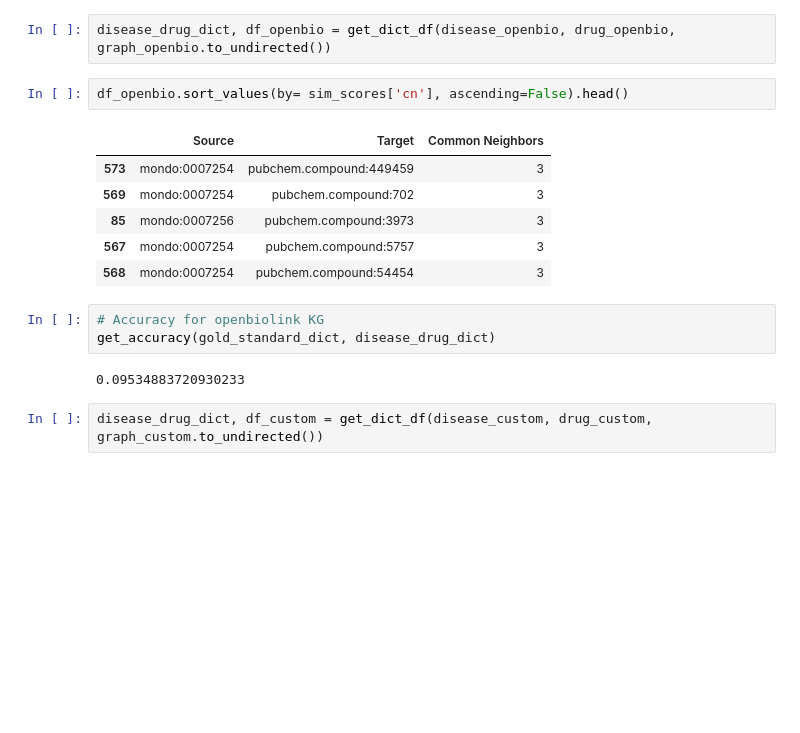
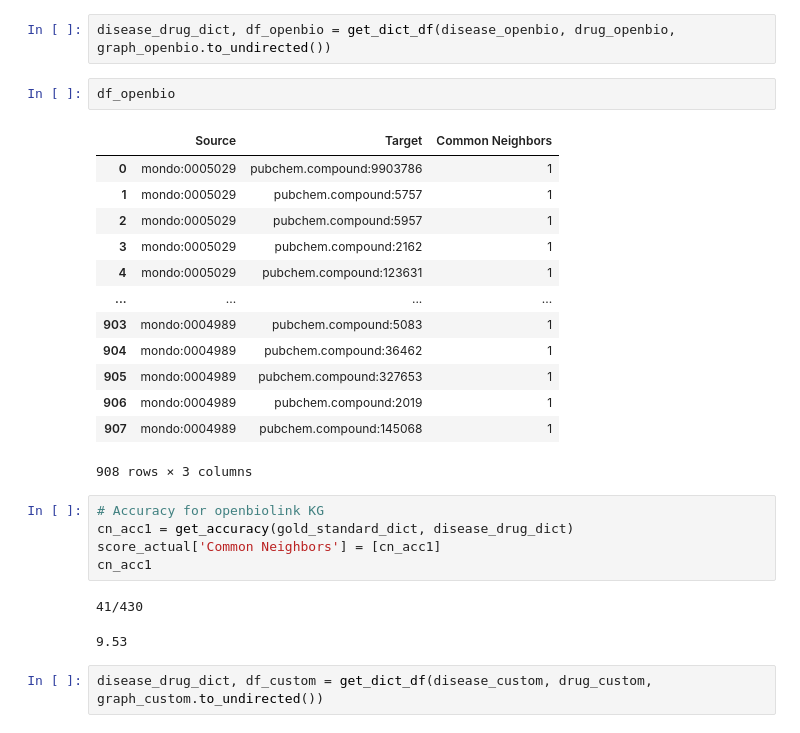
Before and after one commit to enveda/RPath, a Jupyter notebook: src/notebooks/7.0-benchmark_analysis.ipynb, the cells around one changed output. Cells and saved outputs as stored; diff of their text form; blank space fills up the shorter version.

```diff
--- a/src/notebooks/7.0-benchmark_analysis.ipynb
+++ b/src/notebooks/7.0-benchmark_analysis.ipynb
@@ -236,19 +240,29 @@ drug_custom = set(drug_custom)
 # %%
 disease_drug_dict, df_openbio = get_dict_df(disease_openbio, drug_openbio, graph_openbio.to_undirected())
 # %%
-df_openbio.sort_values(by= sim_scores['cn'], ascending=False).head()
+df_openbio
 # %% [output]
 |  | Source | Target | Common Neighbors |
-| 573 | mondo:0007254 | pubchem.compound:449459 | 3 |
-| 569 | mondo:0007254 | pubchem.compound:702 | 3 |
-| 85 | mondo:0007256 | pubchem.compound:3973 | 3 |
-| 567 | mondo:0007254 | pubchem.compound:5757 | 3 |
-| 568 | mondo:0007254 | pubchem.compound:54454 | 3 |
+| 0 | mondo:0005029 | pubchem.compound:9903786 | 1 |
+| 1 | mondo:0005029 | pubchem.compound:5757 | 1 |
+| 2 | mondo:0005029 | pubchem.compound:5957 | 1 |
+| 3 | mondo:0005029 | pubchem.compound:2162 | 1 |
+| 4 | mondo:0005029 | pubchem.compound:123631 | 1 |
+| ... | ... | ... | ... |
+| 903 | mondo:0004989 | pubchem.compound:5083 | 1 |
+| 904 | mondo:0004989 | pubchem.compound:36462 | 1 |
+| 905 | mondo:0004989 | pubchem.compound:327653 | 1 |
+| 906 | mondo:0004989 | pubchem.compound:2019 | 1 |
+| 907 | mondo:0004989 | pubchem.compound:145068 | 1 |
+908 rows × 3 columns
 # %%
 # Accuracy for openbiolink KG
-get_accuracy(gold_standard_dict, disease_drug_dict)
+cn_acc1 = get_accuracy(gold_standard_dict, disease_drug_dict)
+score_actual['Common Neighbors'] = [cn_acc1]
+cn_acc1
 # %% [output]
-0.09534883720930233
+41/430
+9.53
 # %%
 disease_drug_dict, df_custom = get_dict_df(disease_custom, drug_custom, graph_custom.to_undirected())
 # %%
```
Also changed, not shown: parts of 47 cells of this notebook.
